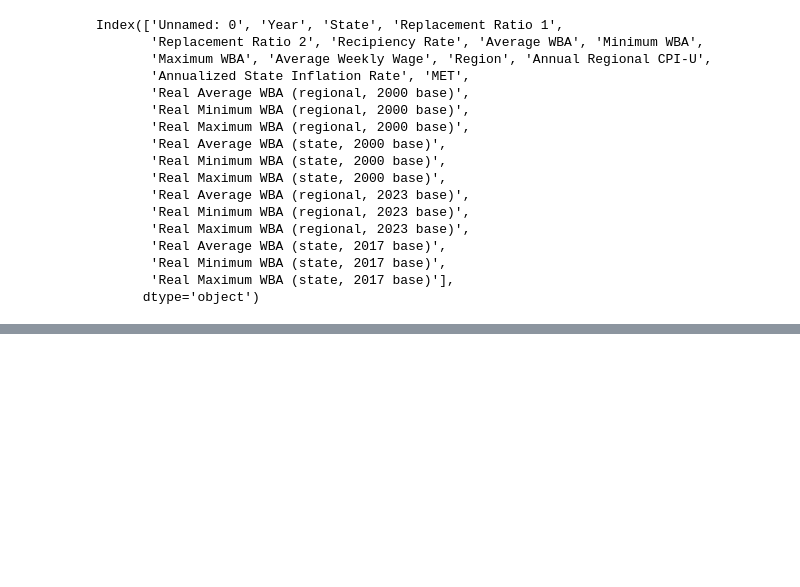
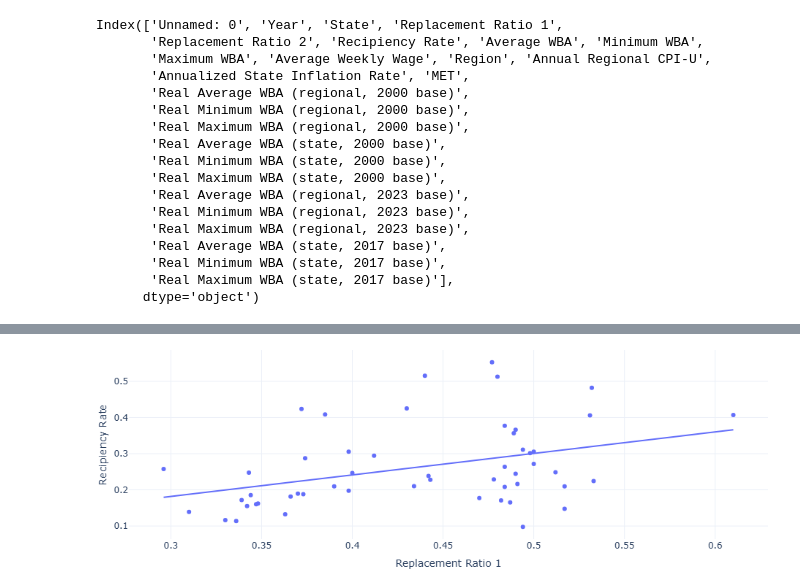
Before and after one commit to kguo12/UI-Inflation, a Jupyter notebook: UI Inflation Figures.ipynb, the cells around one changed output, grey strips where cells are left out. Cells and saved outputs as stored; diff of their text form; code cells hidden in the pictures; blank space fills up the shorter version.

```diff
--- a/UI Inflation Figures.ipynb
+++ b/UI Inflation Figures.ipynb
@@ -157,3 +344,7 @@ Index(['Unnamed: 0', 'Year', 'State', 'Replacement Ratio 1',
        'Real Minimum WBA (state, 2017 base)',
        'Real Maximum WBA (state, 2017 base)'],
       dtype='object')
+# %%
+rec_repl = master[['Year', 'State', 'Replacement Ratio 1', 'Recipiency Rate']]
+rec_repl = rec_repl[(rec_repl['Year'] >= 2023)]
+rec_repl
@@ -160,2 +369,15 @@ Index(['Unnamed: 0', 'Year', 'State', 'Replacement Ratio 1',
+# %%
+fig = px.scatter(data_frame = rec_repl,
+                 x = 'Replacement Ratio 1',
+                 y = 'Recipiency Rate',
+                 width = 500,
+                 height = 300,
+                 hover_data = ['State'],
+                 trendline='ols')
+
+fig.update_layout(margin={"r":0,"t":0,"l":0,"b":0})
+fig.show()
+# %% [output]
+[figure, added]
 # %%
 fig = px.scatter(data_frame = master,
```
Also changed, not shown: parts of 14 cells of this notebook, 4 other files.
